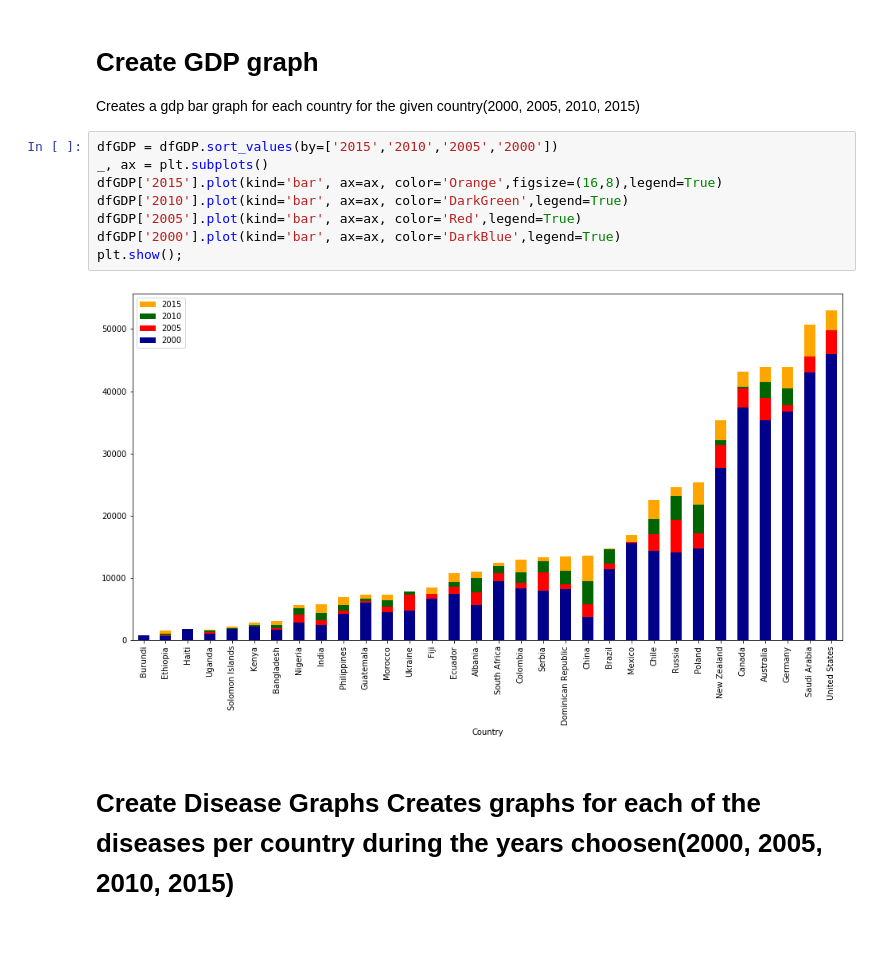
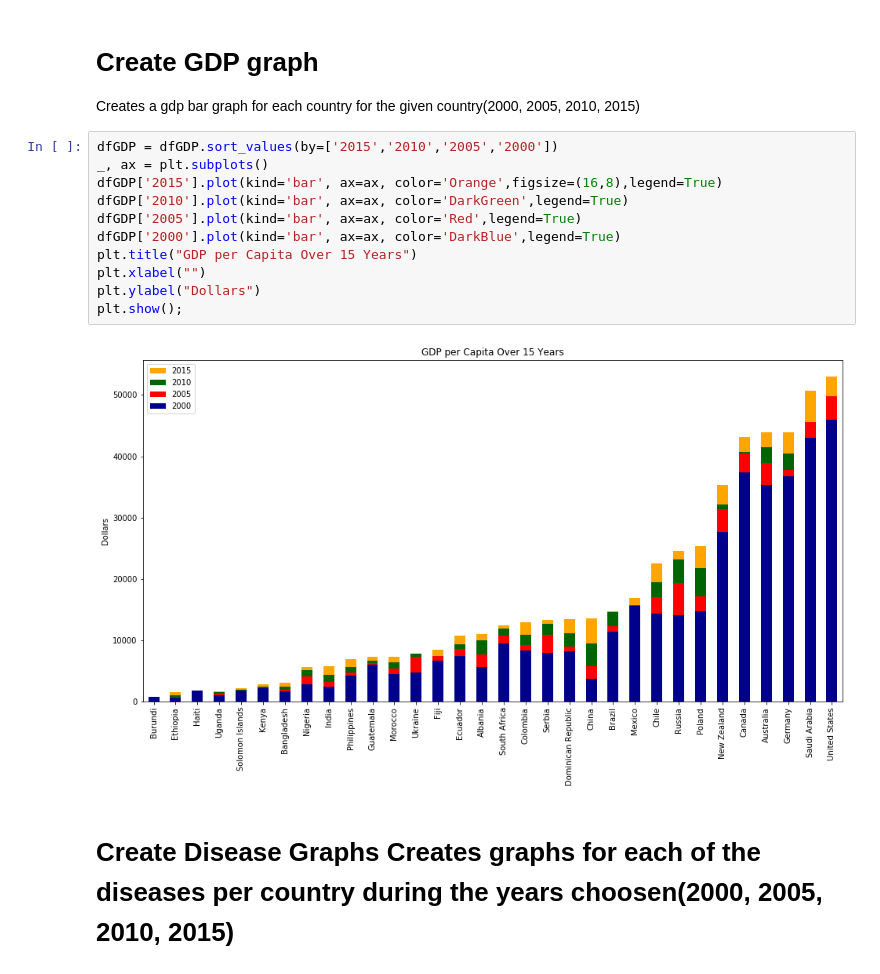
Before and after one commit to nairbdev2/Child_Mortality_Analysis_2000_2015, a Jupyter notebook: pnyb_files/CS418_ds_finalproject.ipynb, the cells around one changed output. Saved outputs shown, nothing was run; the diff lists cells and outputs as text; blank space fills up the shorter version.

```diff
--- a/pnyb_files/CS418_ds_finalproject.ipynb
+++ b/pnyb_files/CS418_ds_finalproject.ipynb
@@ -97,13 +104,16 @@ Creates a gdp bar graph for each country for the given country(2000, 2005, 2010,
 # %%
 dfGDP = dfGDP.sort_values(by=['2015','2010','2005','2000'])
 _, ax = plt.subplots()
 dfGDP['2015'].plot(kind='bar', ax=ax, color='Orange',figsize=(16,8),legend=True)
 dfGDP['2010'].plot(kind='bar', ax=ax, color='DarkGreen',legend=True)
 dfGDP['2005'].plot(kind='bar', ax=ax, color='Red',legend=True)
 dfGDP['2000'].plot(kind='bar', ax=ax, color='DarkBlue',legend=True)
+plt.title("GDP per Capita Over 15 Years")
+plt.xlabel("")
+plt.ylabel("Dollars")
 plt.show();
 # %% [output]
-[figure, old version]
+[figure, new version]
 # %% [markdown]
 <h1> Create Disease Graphs </h2>
 Creates graphs for each of the diseases per country during the years choosen(2000, 2005, 2010, 2015)
```
Also changed, not shown: parts of 7 cells of this notebook, 1 other file.
